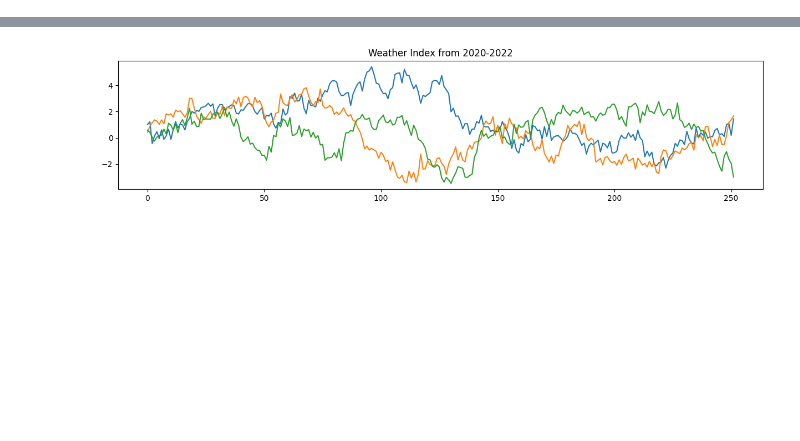
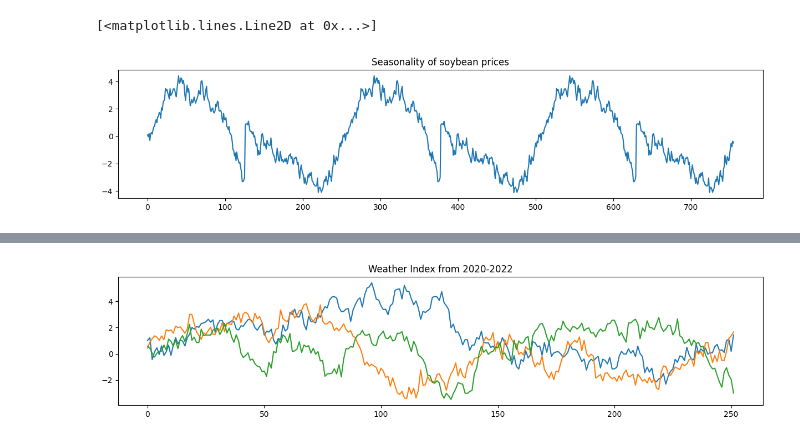
Before and after one commit to Ae-bii/uchicago-trading-2023, a Jupyter notebook: case1/analysis/analysis.ipynb, the cells around one changed output, grey strips where cells are left out. Drawn from its saved outputs; the diff is of its cells as text; code cells hidden in the pictures; blank space fills up the shorter version.

```diff
--- a/case1/analysis/analysis.ipynb
+++ b/case1/analysis/analysis.ipynb
@@ -21,0 +35,11 @@ plt.show()
+# %%
+decomp = seasonal_decompose(full_data['SBL'].to_numpy(), model="additive", period=252)
+plt.title('Seasonality of soybean prices')
+# plt.plot(decomp.observed)
+# plt.plot(decomp.trend)
+# plt.plot(decomp.resid)
+# plt.plot(decomp.trend + decomp.resid)
+plt.plot(decomp.seasonal)
+# %% [output]
+[<matplotlib.lines.Line2D at 0x...>]
+[figure, added]
```
Also changed, not shown: parts of 49 cells of this notebook.
